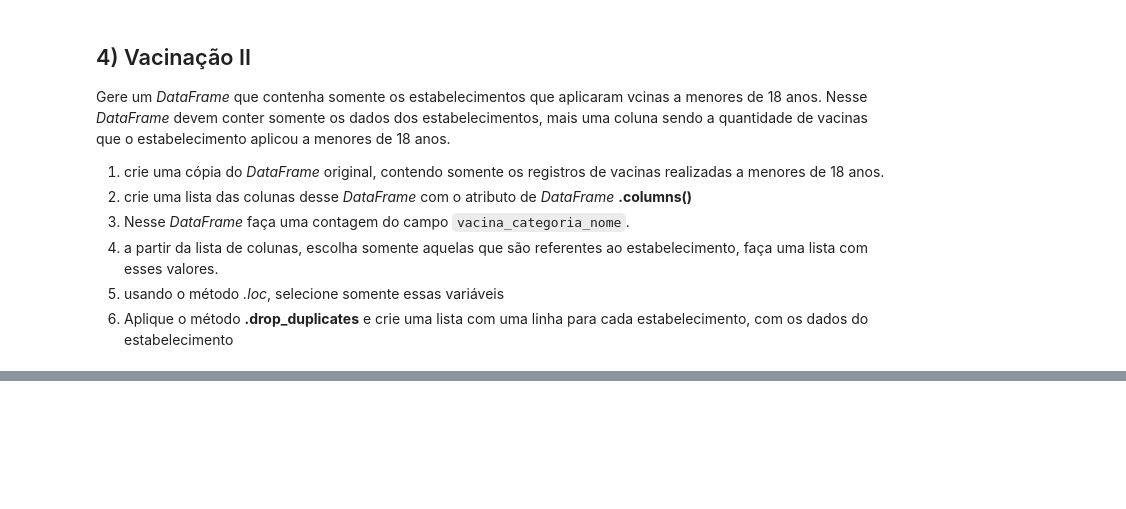
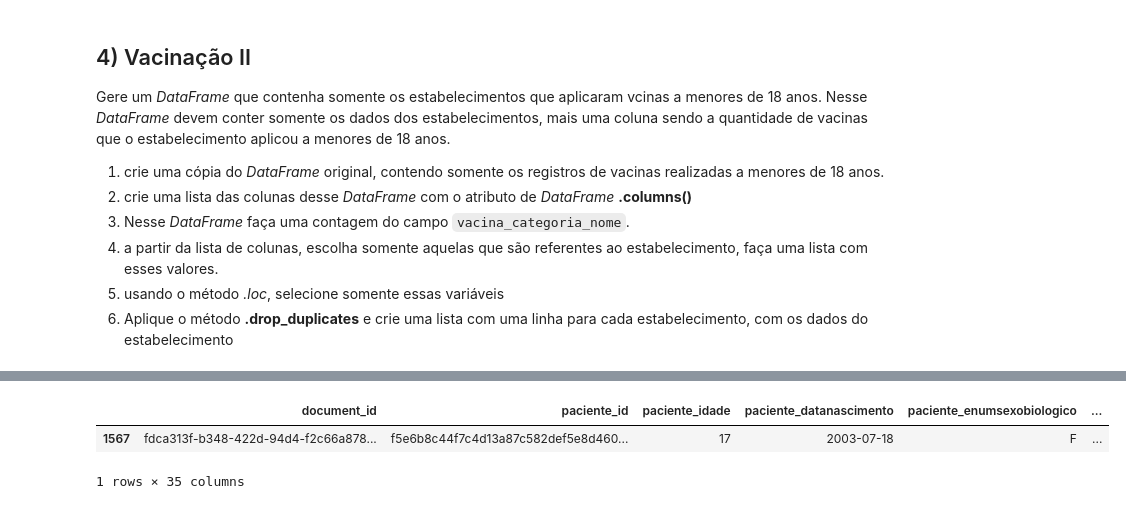
Before and after one commit to diogobr23/volta-zero, a Jupyter notebook: FAZENDO_Mod04 - Tarefa aula 03 a 05 (base)-Copy1.ipynb, the cells around one changed output, grey strips where cells are left out. Cells and saved outputs as stored; diff of their text form; code cells hidden in the pictures; blank space fills up the shorter version.

```diff
--- a/FAZENDO_Mod04 - Tarefa aula 03 a 05 (base)-Copy1.ipynb
+++ b/FAZENDO_Mod04 - Tarefa aula 03 a 05 (base)-Copy1.ipynb
@@ -271,0 +223,7 @@ Name: vacina_categoria_nome, dtype: int64
+# %%
+# 1) crie uma cópia do DataFrame original, contendo somente os registros de vacinas realizadas a menores de 18 anos.
+df_menor_18.head(1)
+# %% [output]
+|  | document_id | paciente_id | paciente_idade | paciente_datanascimento | paciente_enumsexobiologico | ... |
+| 1567 | fdca313f-b348-422d-94d4-f2c66a878... | f5e6b8c44f7c4d13a87c582def5e8d460... | 17 | 2003-07-18 | F | ... |
+1 rows × 35 columns
```
Also changed, not shown: parts of 12 cells of this notebook.
